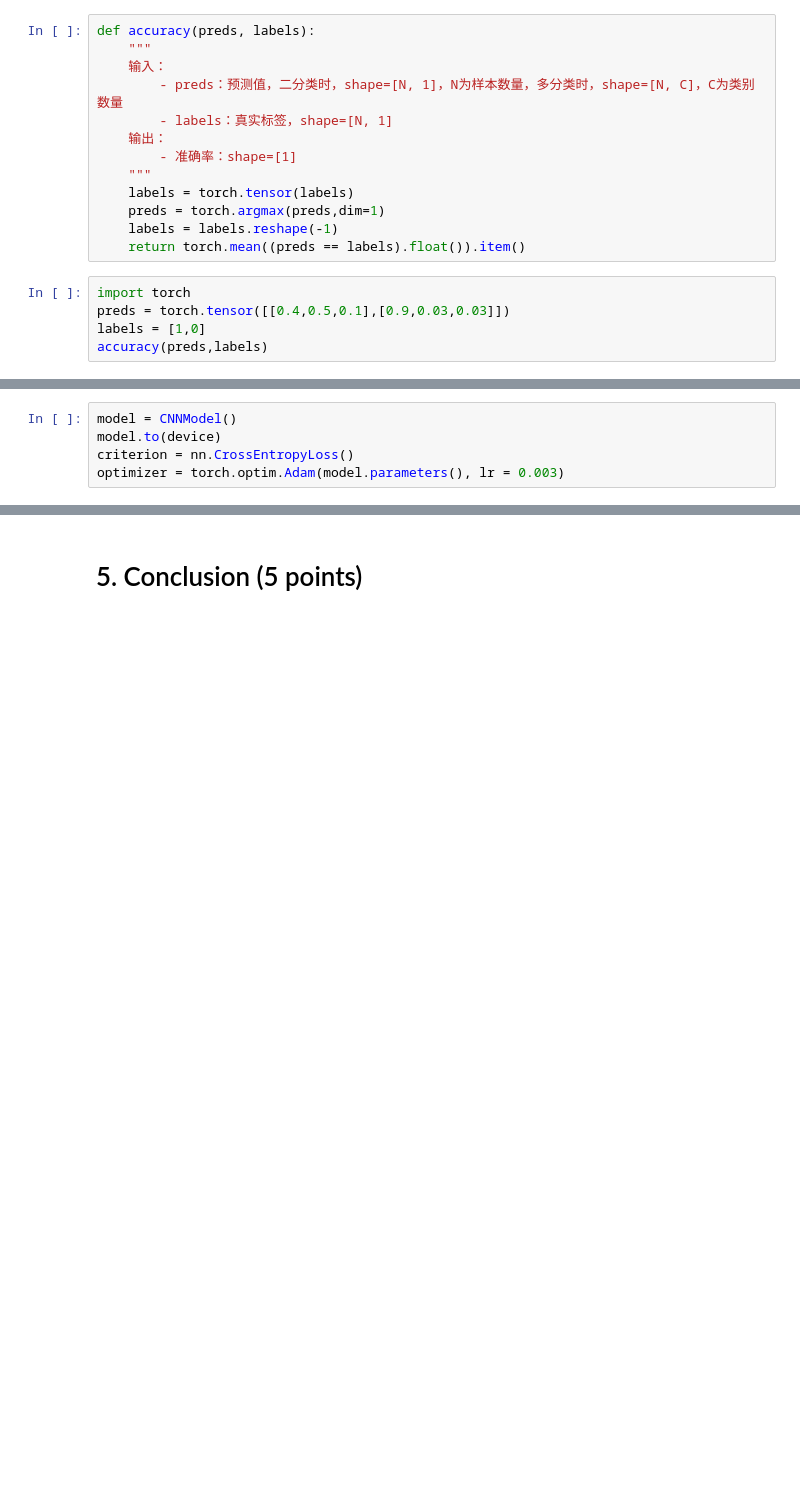
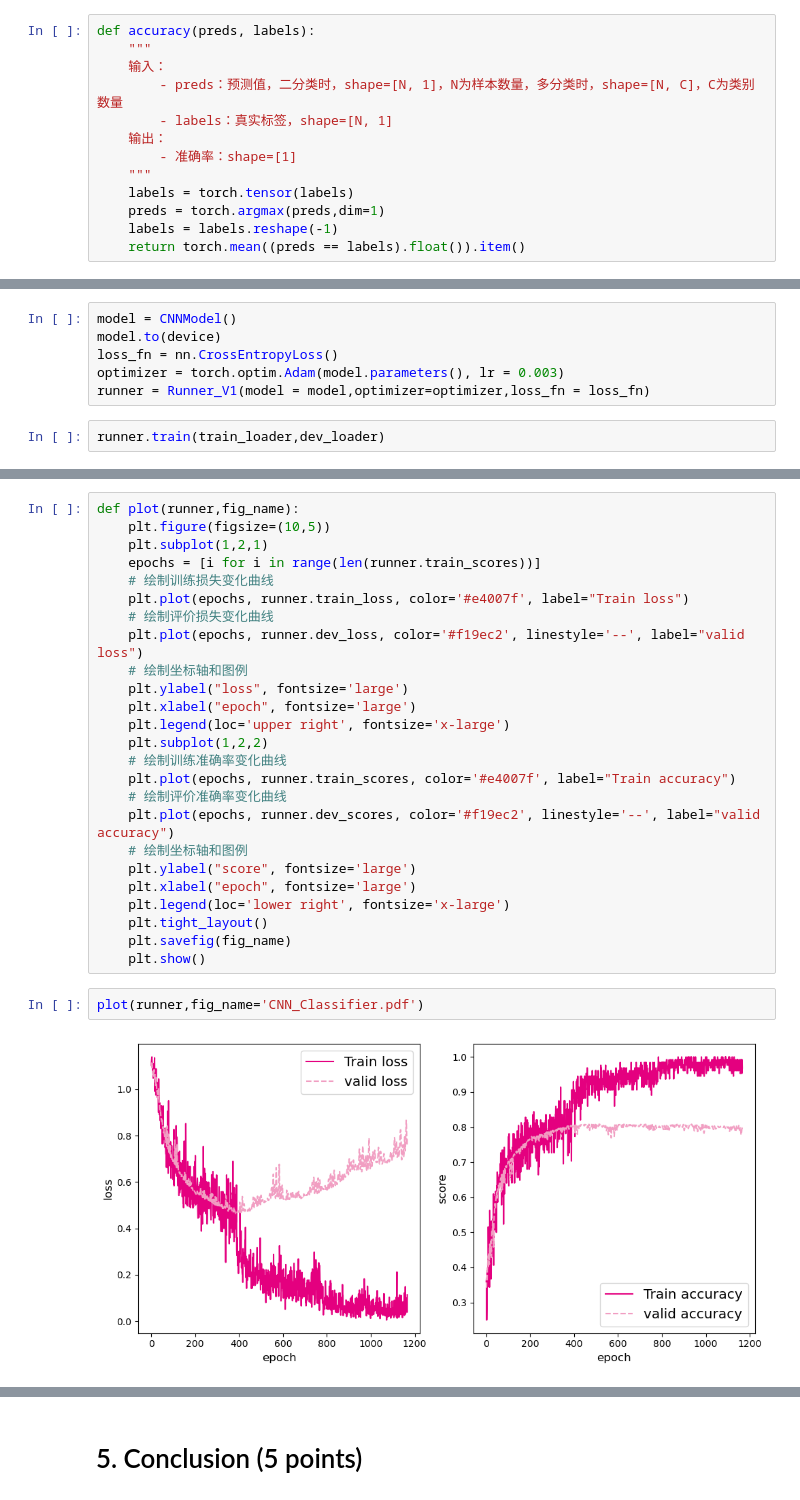
Before and after one commit to FlyingDutchman26/prml-project-2022-Fall, a Jupyter notebook: assignment2/assignment2.ipynb, the cells around one changed output, grey strips where cells are left out. Drawn from its saved outputs; the diff is of its cells as text; blank space fills up the shorter version.

```diff
--- a/assignment2/assignment2.ipynb
+++ b/assignment2/assignment2.ipynb
@@ -614,8 +617,3 @@ def accuracy(preds, labels):
     preds = torch.argmax(preds,dim=1)
     labels = labels.reshape(-1)
     return torch.mean((preds == labels).float()).item()
-# %%
-import torch
-preds = torch.tensor([[0.4,0.5,0.1],[0.9,0.03,0.03]])
-labels = [1,0]
-accuracy(preds,labels)
@@ -624,5 +703,8 @@ accuracy(preds,labels)
 # %%
 model = CNNModel()
 model.to(device)
-criterion = nn.CrossEntropyLoss()
+loss_fn = nn.CrossEntropyLoss()
 optimizer = torch.optim.Adam(model.parameters(), lr = 0.003)
+runner = Runner_V1(model = model,optimizer=optimizer,loss_fn = loss_fn)
+# %%
+runner.train(train_loader,dev_loader)
@@ -628,0 +729,29 @@ optimizer = torch.optim.Adam(model.parameters(), lr = 0.003)
+# %%
+def plot(runner,fig_name):
+    plt.figure(figsize=(10,5))
+    plt.subplot(1,2,1)
+    epochs = [i for i in range(len(runner.train_scores))]
+    # 绘制训练损失变化曲线
+    plt.plot(epochs, runner.train_loss, color='#e4007f', label="Train loss")
+    # 绘制评价损失变化曲线
+    plt.plot(epochs, runner.dev_loss, color='#f19ec2', linestyle='--', label="valid loss")
+    # 绘制坐标轴和图例
+    plt.ylabel("loss", fontsize='large')
+    plt.xlabel("epoch", fontsize='large')
+    plt.legend(loc='upper right', fontsize='x-large')
+    plt.subplot(1,2,2)
+    # 绘制训练准确率变化曲线
+    plt.plot(epochs, runner.train_scores, color='#e4007f', label="Train accuracy")
+    # 绘制评价准确率变化曲线
+    plt.plot(epochs, runner.dev_scores, color='#f19ec2', linestyle='--', label="valid accuracy")
+    # 绘制坐标轴和图例
+    plt.ylabel("score", fontsize='large')
+    plt.xlabel("epoch", fontsize='large')
+    plt.legend(loc='lower right', fontsize='x-large')
+    plt.tight_layout()
+    plt.savefig(fig_name)
+    plt.show()
+# %%
+plot(runner,fig_name='CNN_Classifier.pdf')
+# %% [output]
+[figure, added]
```
Also changed, not shown: parts of 12 cells of this notebook.
